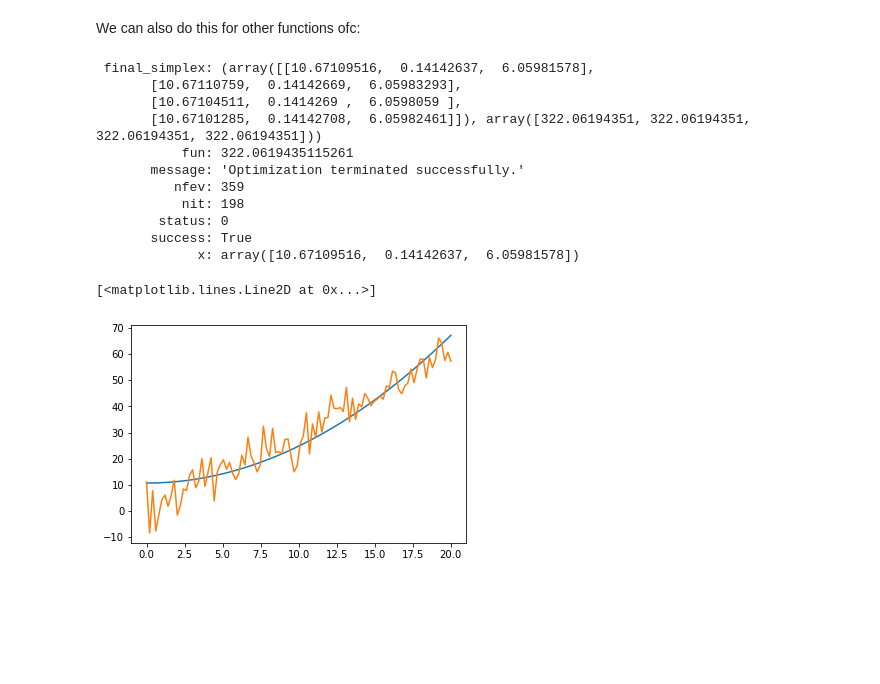
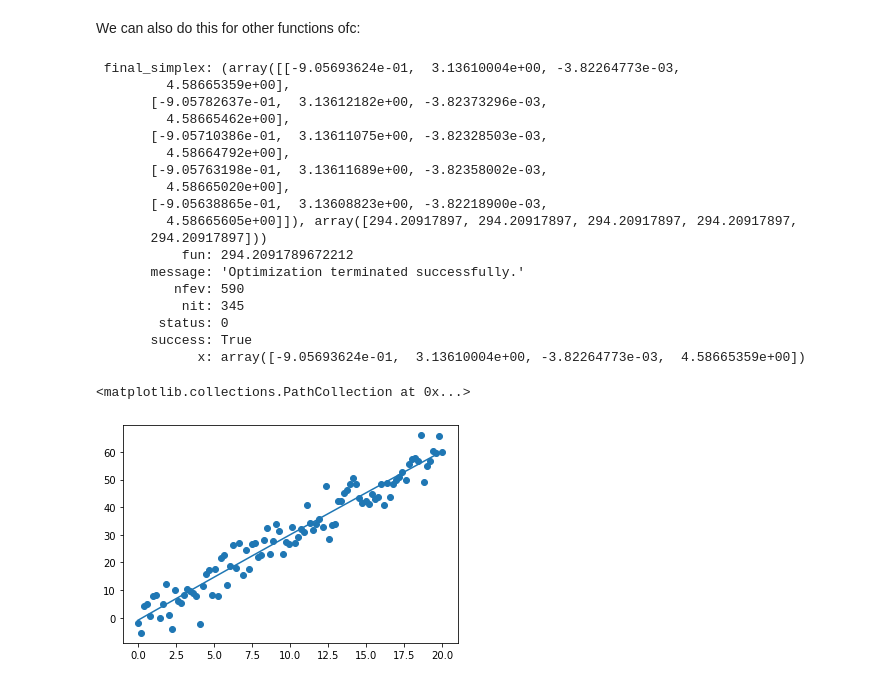
Before and after one commit to cjungerius/learning_notebooks, a Jupyter notebook: LikelihoodExamples.ipynb, the cells around one changed output. Cells and saved outputs as stored; diff of their text form; code cells hidden in the pictures; blank space fills up the shorter version.

Commit message:
Added OLS equivalence cells, and changed points to scatter

```diff
--- a/LikelihoodExamples.ipynb
+++ b/LikelihoodExamples.ipynb
@@ -67,0 +75,9 @@ plt.plot(x,y)
+# %%
+X = np.array(x) # note capital to denote design matrix
+X = np.column_stack((np.ones_like(X), X))
+y = np.array(y[:,np.newaxis])
+theta = np.linalg.inv(X.T @ X) @ X.T @ y
+print(theta) # exactly equal to the intercept and slope found by likelihood estimation
+yhat = X@theta
+plt.plot(x,yhat)
+plt.scatter(x,y)
@@ -69,31 +90,38 @@ plt.plot(x,y)
 We can also do this for other functions ofc:
 # %%
 def MLEQuadraticModel(params):
-    intercept, beta, sd = params[0], params[1], params[2]
-    yhat = intercept + beta*x**2
-    negLL = -np.sum(stats.norm.logpdf(y, loc=yhat,scale=sd))
+    intercept, beta1, beta2, sd = params[0], params[1], params[2], params[3]
+    yhat = intercept + beta1*x + beta2*x**2
+    negLL = -np.sum(stats.norm.logpdf(y[:,0], loc=yhat,scale=sd))
     return negLL
-
+guess = np.array([1,2,3,4])
 results2 = minimize(MLEQuadraticModel, guess, method = 'Nelder-Mead')
 options = {'disp':True}
 
 print(results2)
 # %% [output]
- final_simplex: (array([[10.67109516,  0.14142637,  6.05981578],
-       [10.67110759,  0.14142669,  6.05983293],
-       [10.67104511,  0.1414269 ,  6.0598059 ],
-       [10.67101285,  0.14142708,  6.05982461]]), array([322.06194351, 322.06194351, 322.06194351, 322.06194351]))
-           fun: 322.0619435115261
+ final_simplex: (array([[-9.05693624e-01,  3.13610004e+00, -3.82264773e-03,
+         4.58665359e+00],
+       [-9.05782637e-01,  3.13612182e+00, -3.82373296e-03,
+         4.58665462e+00],
+       [-9.05710386e-01,  3.13611075e+00, -3.82328503e-03,
+         4.58664792e+00],
+       [-9.05763198e-01,  3.13611689e+00, -3.82358002e-03,
+         4.58665020e+00],
+       [-9.05638865e-01,  3.13608823e+00, -3.82218900e-03,
+         4.58665605e+00]]), array([294.20917897, 294.20917897, 294.20917897, 294.20917897,
+       294.20917897]))
+           fun: 294.2091789672212
        message: 'Optimization terminated successfully.'
-          nfev: 359
-           nit: 198
+          nfev: 590
+           nit: 345
         status: 0
        success: True
-             x: array([10.67109516,  0.14142637,  6.05981578])
+             x: array([-9.05693624e-01,  3.13610004e+00, -3.82264773e-03,  4.58665359e+00])
 # %%
-yhat2 = results2.x[0]+results2.x[1]*x**2
+yhat2 = results2.x[0]+results2.x[1]*x + results2.x[2]*x**2
 plt.plot(x,yhat2)
-plt.plot(x,y)
+plt.scatter(x,y)
 # %% [output]
-[<matplotlib.lines.Line2D at 0x...>]
+<matplotlib.collections.PathCollection at 0x...>
-[figure, old version]
+[figure, new version]
```
Also changed, not shown: parts of 9 cells of this notebook.
